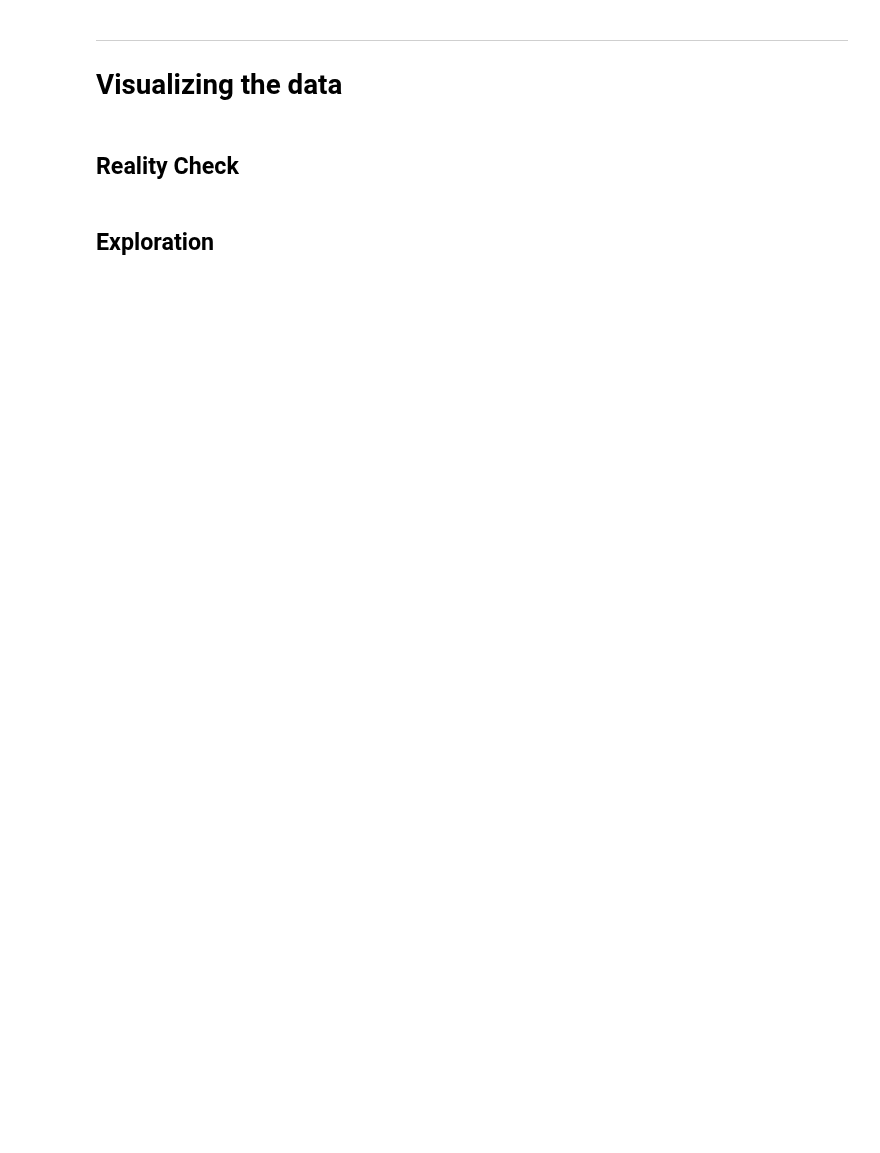
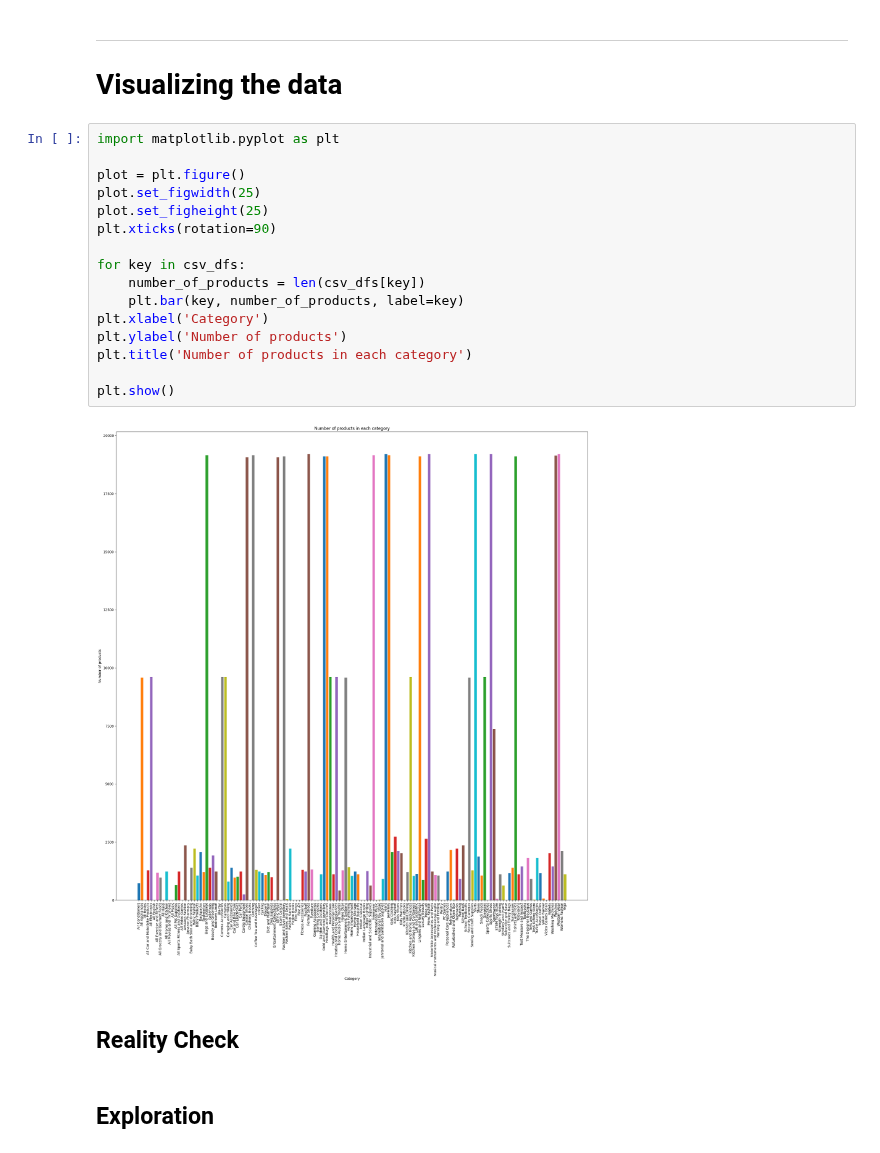
Before and after one commit to ObeyHack/Amazon-Image-matcher, a Jupyter notebook: dataset_exploration.ipynb, the cells around one changed output. Cells and saved outputs as stored; diff of their text form; blank space fills up the shorter version.

```diff
--- a/dataset_exploration.ipynb
+++ b/dataset_exploration.ipynb
@@ -73,6 +73,24 @@ KeyboardInterrupt:
 # %% [markdown]
 ---
 # Visualizing the data
+# %%
+import matplotlib.pyplot as plt
+
+plot = plt.figure()
+plot.set_figwidth(25)
+plot.set_figheight(25)
+plt.xticks(rotation=90)
+
+for key in csv_dfs:
+    number_of_products = len(csv_dfs[key])
+    plt.bar(key, number_of_products, label=key)
+plt.xlabel('Category')
+plt.ylabel('Number of products')
+plt.title('Number of products in each category')
+
+plt.show()
+# %% [output]
+[figure, added]
 # %% [markdown]
 ## Reality Check
 # %% [markdown]
```
Also changed, not shown: parts of 2 cells of this notebook.
